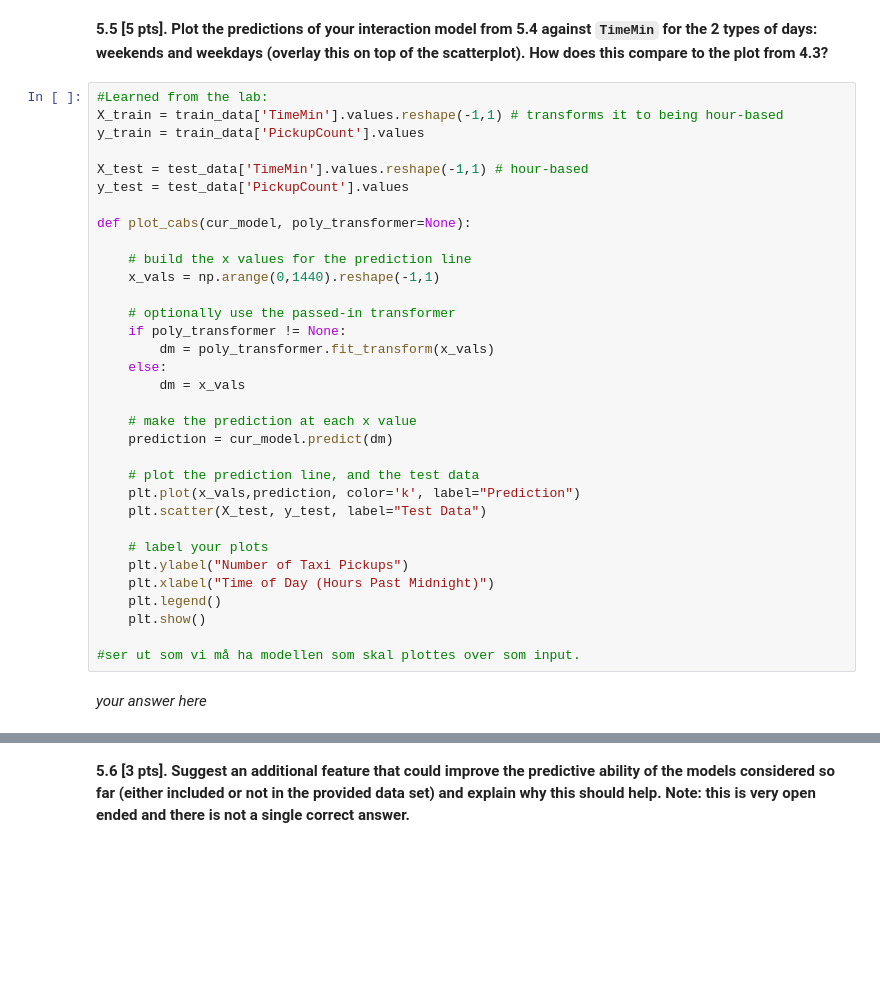
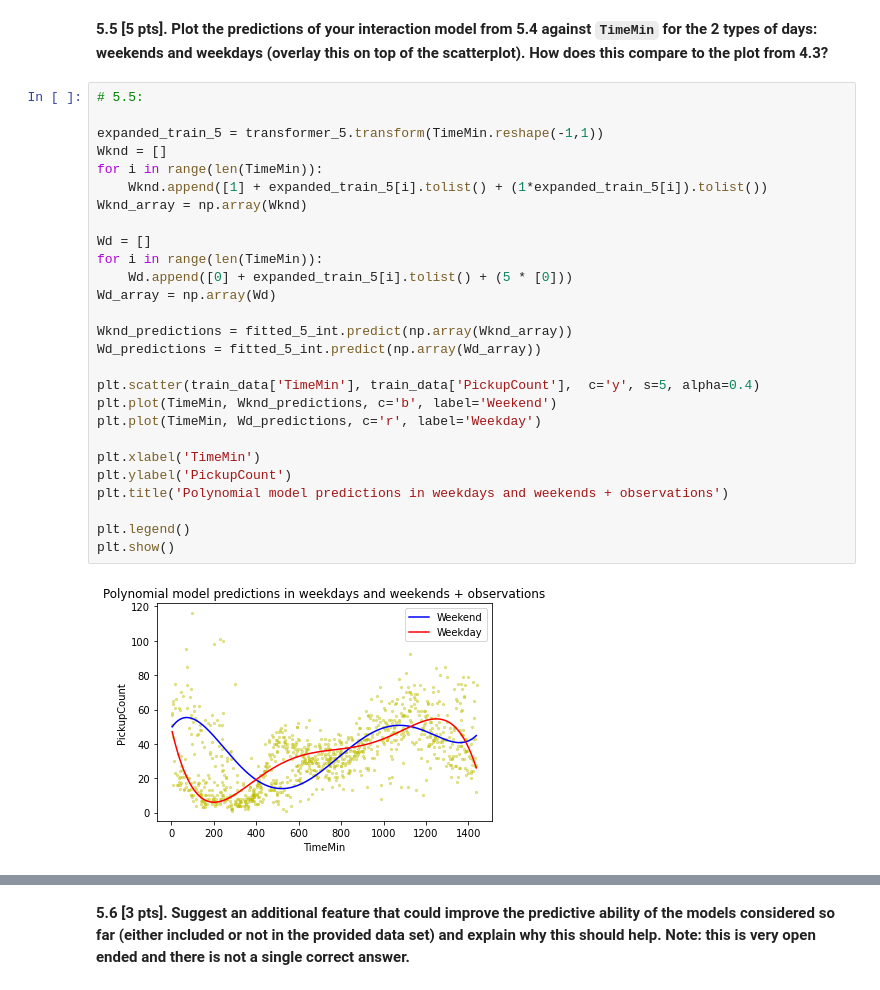
Before and after one commit to kkvalsvik/DataScience_cs109a_Harvard, a Jupyter notebook: cs_s109a_hw2.ipynb, the cells around one changed output, grey strips where cells are left out. Saved outputs shown, nothing was run; the diff lists cells and outputs as text; blank space fills up the shorter version.

```diff
--- a/cs_s109a_hw2.ipynb
+++ b/cs_s109a_hw2.ipynb
@@ -767,37 +696,31 @@ fitted_model = LinearRegression().fit(X, train_data['PickupCount'])
 # %% [markdown]
 **5.5 [5 pts]. Plot the predictions of your interaction model from 5.4 against `TimeMin` for the 2 types of days: weekends and weekdays (overlay this on top of the scatterplot). How does this compare to the plot from 4.3?**
-# %%
-#Learned from the lab:
-X_train = train_data['TimeMin'].values.reshape(-1,1) # transforms it to being hour-based
-y_train = train_data['PickupCount'].values
-
-X_test = test_data['TimeMin'].values.reshape(-1,1) # hour-based
-y_test = test_data['PickupCount'].values
-
-def plot_cabs(cur_model, poly_transformer=None):
-
-    # build the x values for the prediction line
-    x_vals = np.arange(0,1440).reshape(-1,1)
-
-    # optionally use the passed-in transformer
-    if poly_transformer != None:
-        dm = poly_transformer.fit_transform(x_vals)
-    else:
-        dm = x_vals
-
-    # make the prediction at each x value
-    prediction = cur_model.predict(dm)
-
-    # plot the prediction line, and the test data
-    plt.plot(x_vals,prediction, color='k', label="Prediction")
-    plt.scatter(X_test, y_test, label="Test Data")
-
-    # label your plots
-    plt.ylabel("Number of Taxi Pickups")
-    plt.xlabel("Time of Day (Hours Past Midnight)")
-    plt.legend()
-    plt.show()
-
-#ser ut som vi må ha modellen som skal plottes over som input.
-# %% [markdown]
-*your answer here*
+# %%
+# 5.5:
+
+expanded_train_5 = transformer_5.transform(TimeMin.reshape(-1,1))
+Wknd = []
+for i in range(len(TimeMin)):
+    Wknd.append([1] + expanded_train_5[i].tolist() + (1*expanded_train_5[i]).tolist())
+Wknd_array = np.array(Wknd)
+
+Wd = []
+for i in range(len(TimeMin)):
+    Wd.append([0] + expanded_train_5[i].tolist() + (5 * [0]))
+Wd_array = np.array(Wd)
+
+Wknd_predictions = fitted_5_int.predict(np.array(Wknd_array))
+Wd_predictions = fitted_5_int.predict(np.array(Wd_array))
+
+plt.scatter(train_data['TimeMin'], train_data['PickupCount'],  c='y', s=5, alpha=0.4)
+plt.plot(TimeMin, Wknd_predictions, c='b', label='Weekend')
+plt.plot(TimeMin, Wd_predictions, c='r', label='Weekday')
+
+plt.xlabel('TimeMin')
+plt.ylabel('PickupCount')
+plt.title('Polynomial model predictions in weekdays and weekends + observations')
+
+plt.legend()
+plt.show()
+# %% [output]
+[figure, added]
```
Also changed, not shown: parts of 17 cells of this notebook.
